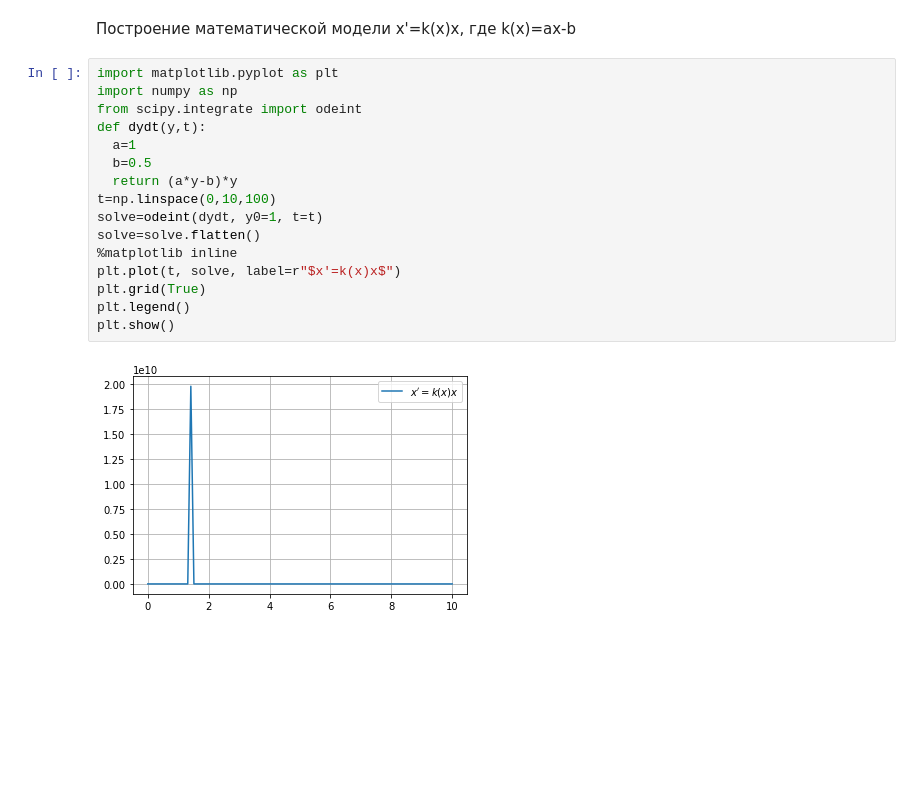
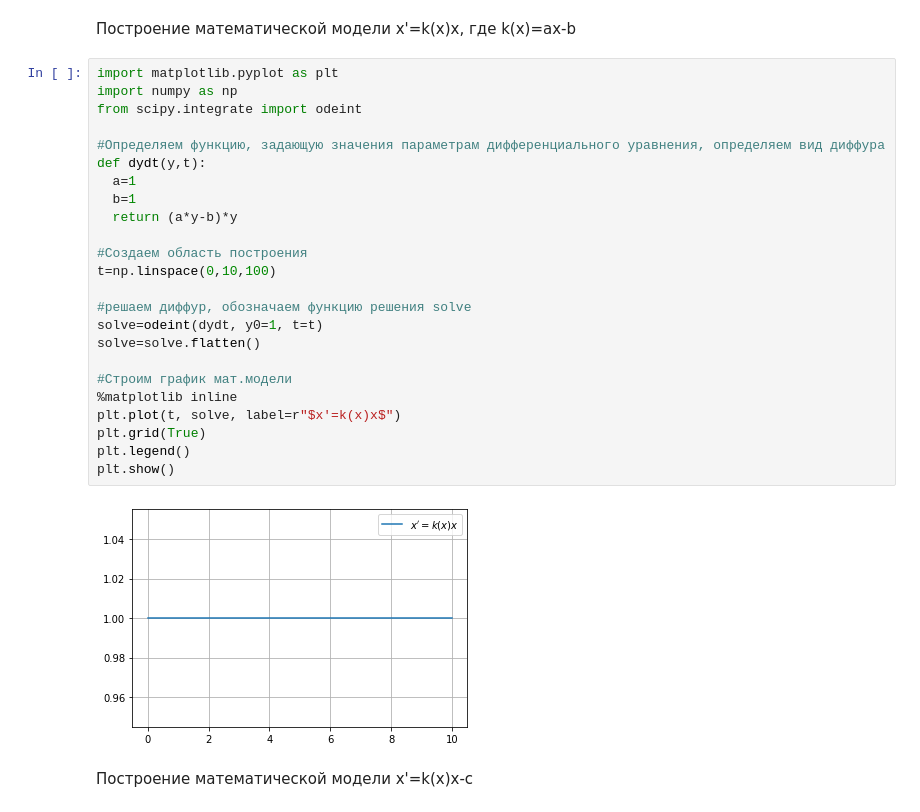
Before and after one commit to Mary-Zinoveva/MMVSULAB1, a Jupyter notebook: Добро_пожаловать_в_Colaboratory!.ipynb, the cells around one changed output. Drawn from its saved outputs; the diff is of its cells as text; blank space fills up the shorter version.

```diff
--- a/Добро_пожаловать_в_Colaboratory!.ipynb
+++ b/Добро_пожаловать_в_Colaboratory!.ipynb
@@ -30,21 +34,31 @@ plt.show()
 # %%
 import matplotlib.pyplot as plt
 import numpy as np
 from scipy.integrate import odeint
+
+#Определяем функцию, задающую значения параметрам дифференциального уравнения, определяем вид диффура
 def dydt(y,t):
   a=1
-  b=0.5
+  b=1
   return (a*y-b)*y
+
+#Создаем область построения
 t=np.linspace(0,10,100)
+
+#решаем диффур, обозначаем функцию решения solve
 solve=odeint(dydt, y0=1, t=t)
 solve=solve.flatten()
+
+#Строим график мат.модели
 %matplotlib inline
 plt.plot(t, solve, label=r"$x'=k(x)x$")
 plt.grid(True)
 plt.legend()
 plt.show()
 # %% [output]
-[figure, old version]
+[figure, new version]
+# %% [markdown]
+Построение математической модели x'=k(x)x-c
 # %%
 import matplotlib.pyplot as plt
 import numpy as np
```
Also changed, not shown: parts of 9 cells of this notebook.
